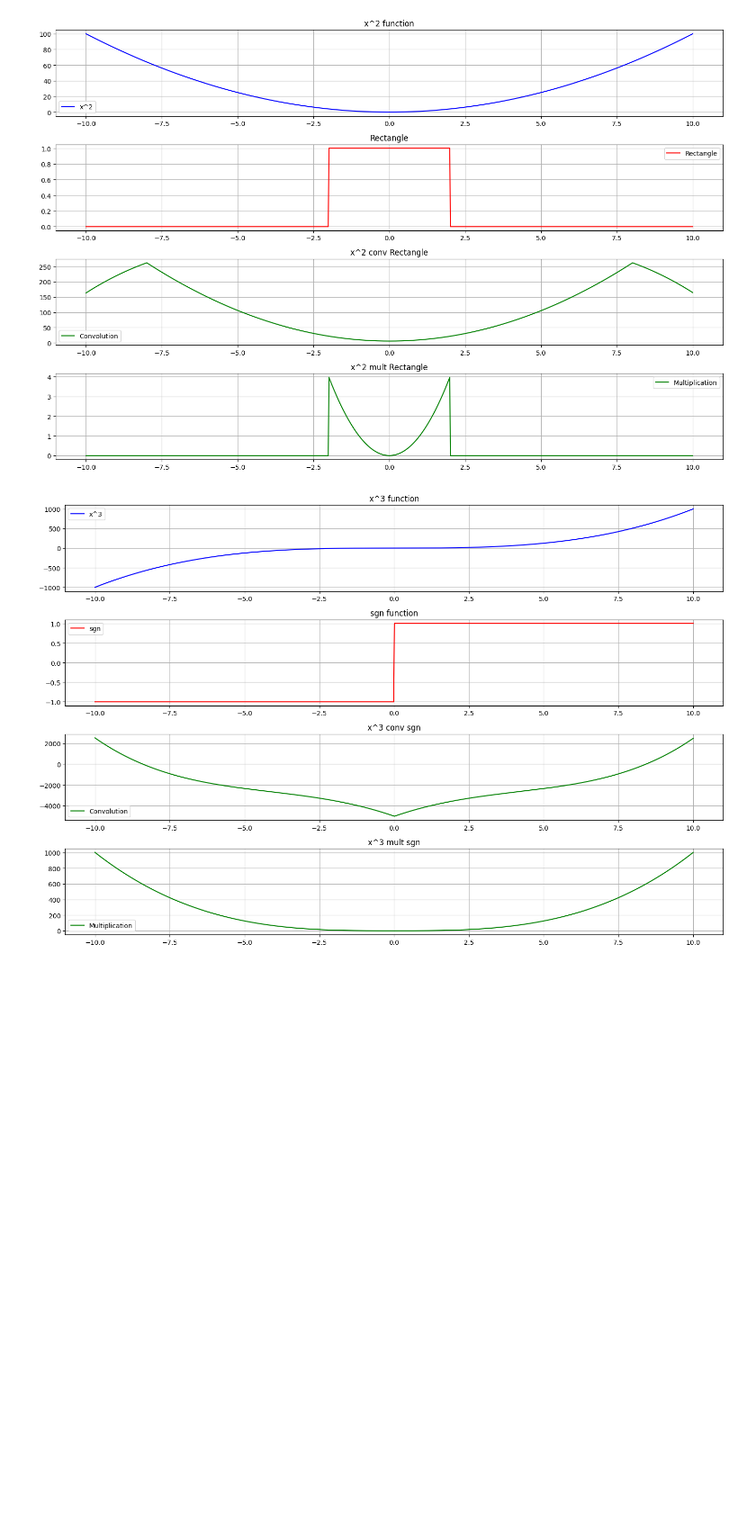
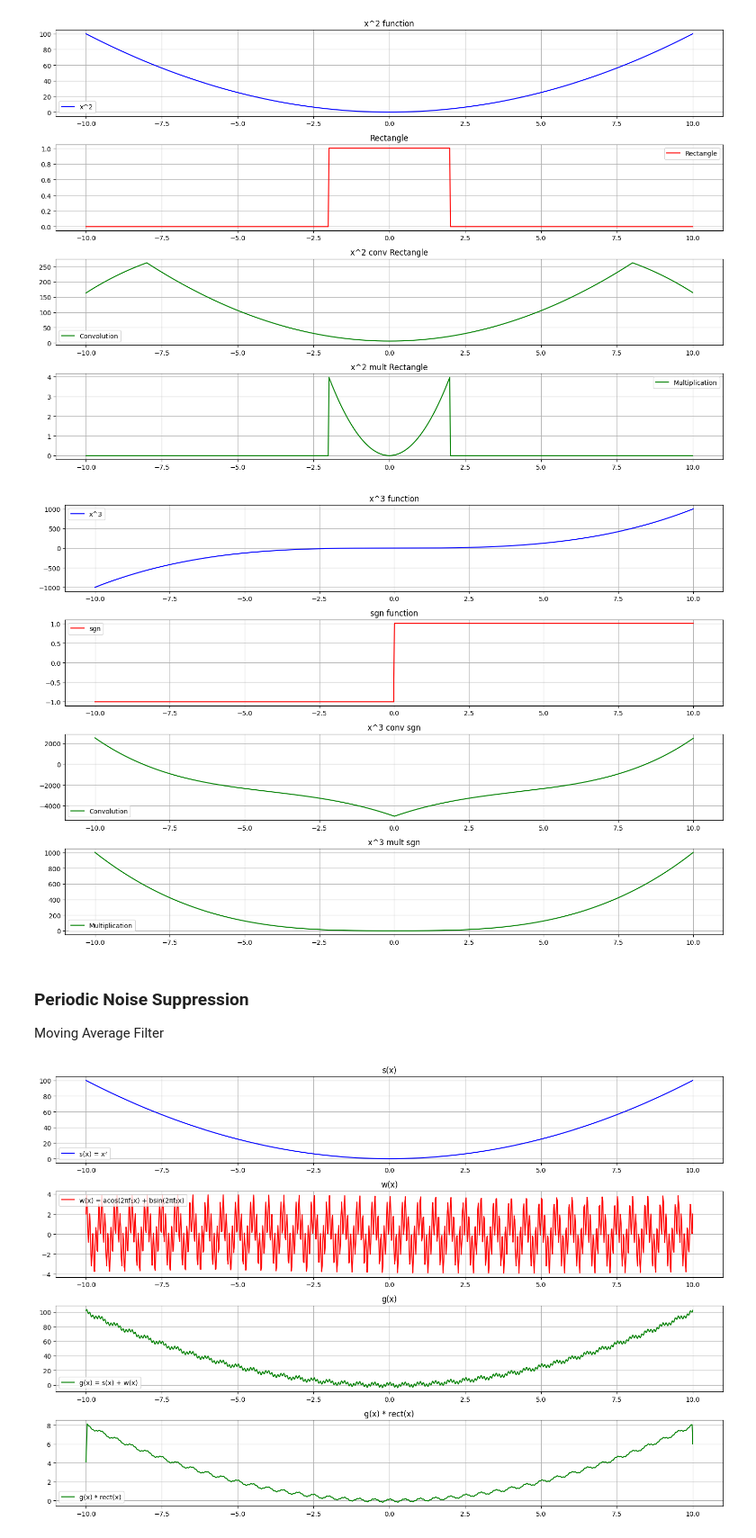
Before and after one commit to unrpi18/ASB-Notebook, a Jupyter notebook: Fourier.ipynb, the cells around one changed output. Shown at 90% size. Saved outputs shown, nothing was run; the diff lists cells and outputs as text; code cells hidden in the pictures; blank space fills up the shorter version.

Commit message:
add an example for periodic noise

```diff
--- a/Fourier.ipynb
+++ b/Fourier.ipynb
@@ -75,6 +75,10 @@ sgn_signal = sgn(t)
 # Calculate convolution
 conv_result = np.convolve(quadratic_signal, sgn_signal, mode='same') * (t[1] - t[0])
 mul_result = quadratic_signal * sgn_signal
+
+
+def rect(x, width=2):
+    return np.where(np.abs(x) <= width/2, 1, 0)
 
 plt.figure(figsize=(15, 10))
 
@@ -106,3 +110,62 @@ plt.tight_layout()
 plt.show()
 # %% [output]
 [figure]
+# %% [markdown]
+### Periodic Noise Suppression
+
+Moving Average Filter
+# %%
+import numpy as np
+import matplotlib.pyplot as plt
+
+t = np.linspace(-10, 10, 1000)
+
+
+def s(x):
+    return x**2
+
+def w(x, a=1, b=1, f1=1, f2=1):
+    return a * np.cos(2*np.pi*f1*x) + b * np.sin(2*np.pi*f2*x)
+def rect(x, width=2):
+    return np.where(np.abs(x) <= width/2, 1, 0)
+original_signal = s(t)
+f1 = 2
+f2 = 10
+noise_signal = w(t, a=2, b=2, f1=f1, f2=f2)
+rect_signal = rect(t, width=1/f2)
+
+
+combined_signal = original_signal + noise_signal
+
+conv_result = np.convolve(combined_signal, rect_signal, mode='same') * (t[1] - t[0])
+
+plt.figure(figsize=(15, 10))
+
+plt.subplot(4, 1, 1)
+plt.plot(t, original_signal, 'b-', label='s(x) = x²')
+plt.title('s(x)')
+plt.grid(True)
+plt.legend()
+
+plt.subplot(4, 1, 2)
+plt.plot(t, noise_signal, 'r-', label='w(x) = acos(2πf₁x) + bsin(2πf₂x)')
+plt.title('w(x)')
+plt.grid(True)
+plt.legend()
+
+plt.subplot(4, 1, 3)
+plt.plot(t, combined_signal, 'g-', label='g(x) = s(x) + w(x)')
+plt.title('g(x)')
+plt.grid(True)
+plt.legend()
+
+plt.subplot(4, 1, 4)
+plt.plot(t, conv_result, 'g-', label='g(x) * rect(x)')
+plt.title('g(x) * rect(x)')
+plt.grid(True)
+plt.legend()
+
+plt.tight_layout()
+plt.show()
+# %% [output]
+[figure, added]
```
Also changed, not shown: 2 other files.
